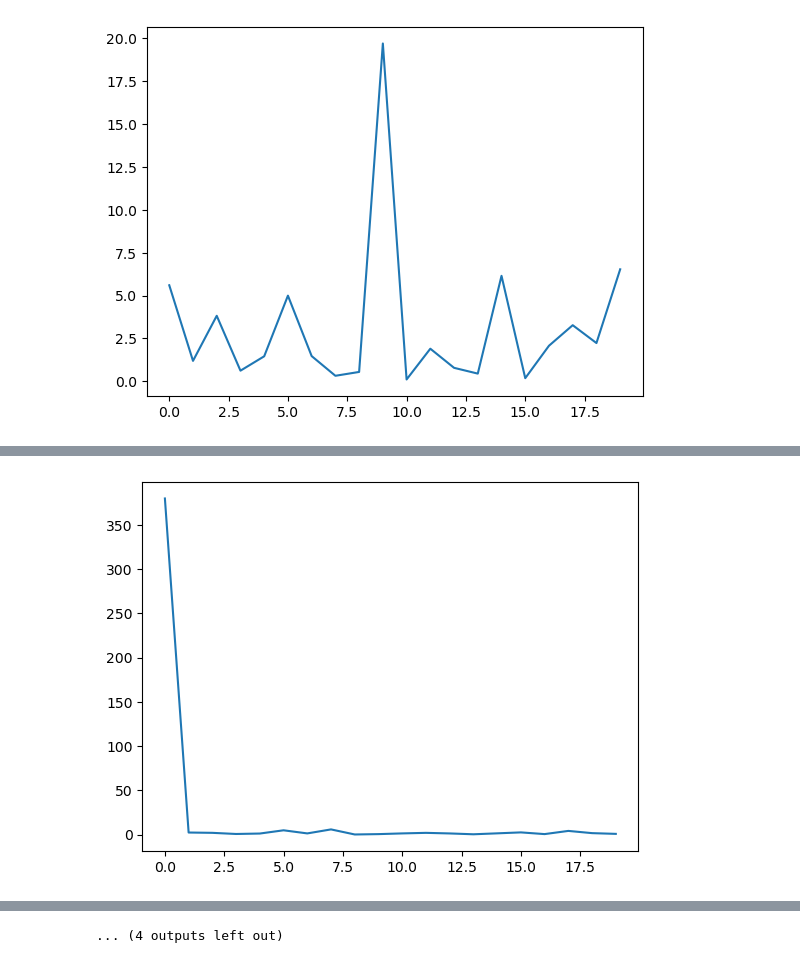
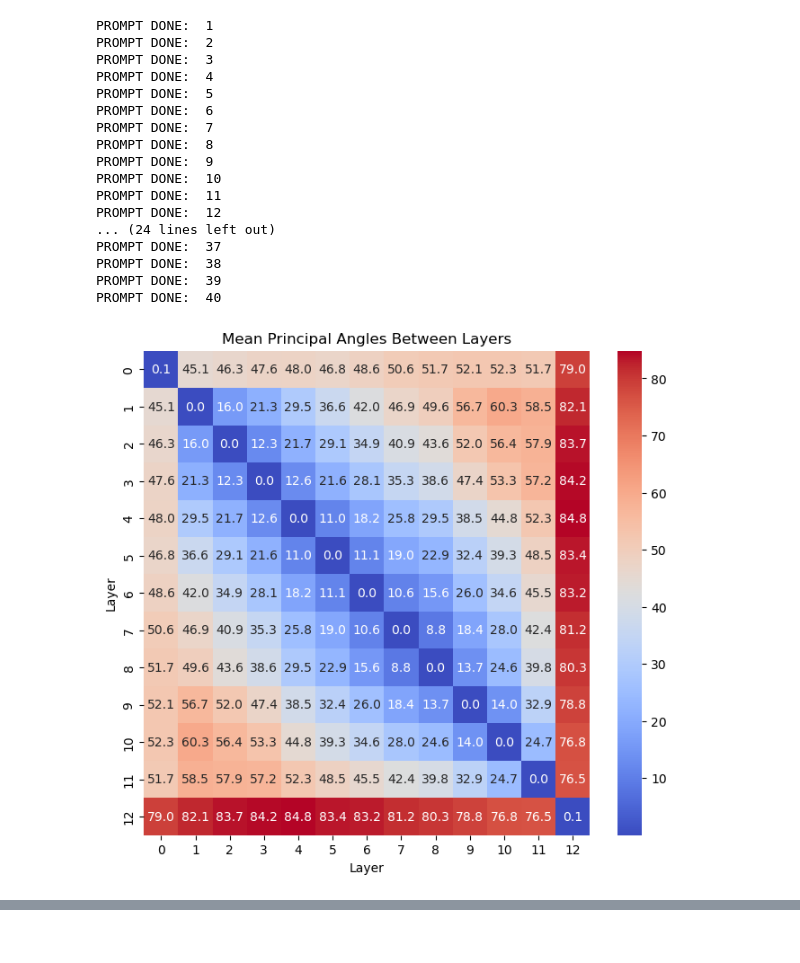
Before and after one commit to miriamzara/LCP_B_GPT2, a Jupyter notebook: luca/frame_rotation.ipynb, the cells around one changed output, grey strips where cells are left out. Saved outputs shown, nothing was run; the diff lists cells and outputs as text; code cells hidden in the pictures.

```diff
--- a/luca/frame_rotation.ipynb
+++ b/luca/frame_rotation.ipynb
@@ -187,6 +187,7 @@ prompt = [
     "Explain the strategy behind chess openings like the Sicilian Defense."
 ]
 
+#prompt = [    "If you have five red balls and three blue balls, and you take two away, how many are left?"]
 
 pAngle_all = []
 dist_all=[]
@@ -221,7 +222,7 @@ for n,i in enumerate(prompt):
         for i in range(len(eigenvalues)-2):
             Q=(eigenvalues[i]-eigenvalues[i+1])/(eigenvalues[i+1]-eigenvalues[i+2])
             Q_arr.append(Q)
-        plt.plot(np.arange(0,len(Q_arr)), Q_arr)
+       # plt.plot(np.arange(0,len(Q_arr)), Q_arr)
 
         plt.show()
 
@@ -287,34 +288,51 @@ for n,i in enumerate(prompt):
                 "bottom_tokens": bottom_tokens[i]
             }
             rows.append(row)
-    break
+
 
 
     ######################################        ######################################
 
 
 
 
 pAngle_all = np.stack(pAngle_all)  # shape: (num_prompts, num_layers, num_layers)
 heat_mean = pAngle_all.mean(axis=0)  # shape: (num_layers, num_layers)
 
 plt.figure(figsize=(8, 7))
 sns.heatmap(heat_mean, cmap="coolwarm", fmt=".1f", annot=True)
 plt.title("Mean Principal Angles Between Layers")
 plt.xlabel("Layer")
 plt.ylabel("Layer")
 plt.show()
 
 
 dist_all = np.stack(dist_all)  # shape: (num_prompts, num_layers, num_layers)
 heat_mean_dist = dist_all.mean(axis=0)  # shape: (num_layers, num_layers)
 
 
 plt.figure(figsize=(8, 7))
 sns.heatmap(heat_mean_dist, cmap="coolwarm", fmt=".1f", annot=True)
 plt.title("Mean Distance Between Layers")
 plt.xlabel("Layer")
 plt.ylabel("Layer")
 plt.show()
 # %% [output]
+PROMPT DONE:  1
+PROMPT DONE:  2
+PROMPT DONE:  3
+PROMPT DONE:  4
+PROMPT DONE:  5
+PROMPT DONE:  6
+PROMPT DONE:  7
+PROMPT DONE:  8
+PROMPT DONE:  9
+PROMPT DONE:  10
+PROMPT DONE:  11
+PROMPT DONE:  12
+... (24 lines left out)
+PROMPT DONE:  37
+PROMPT DONE:  38
+PROMPT DONE:  39
+PROMPT DONE:  40
-[figure, old version]
+[figure, new version]
@@ -322 +339,0 @@ plt.show()
-[figure, removed]
@@ -332,4 +340,3 @@ plt.show()
-... (4 outputs left out)
 # %%
 
 
```
Also changed, not shown: parts of 6 cells of this notebook.
